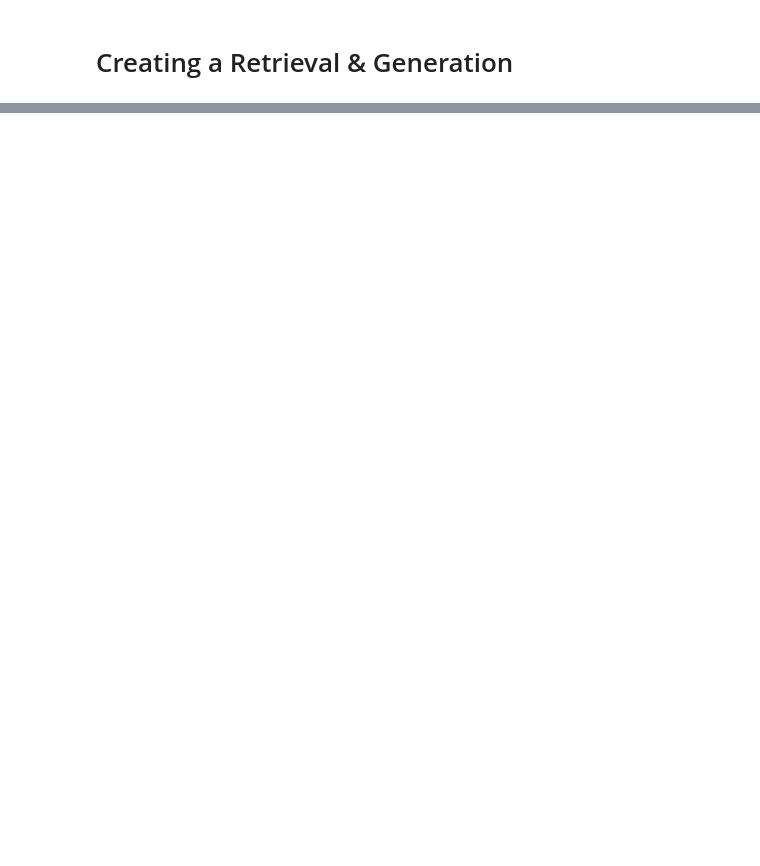
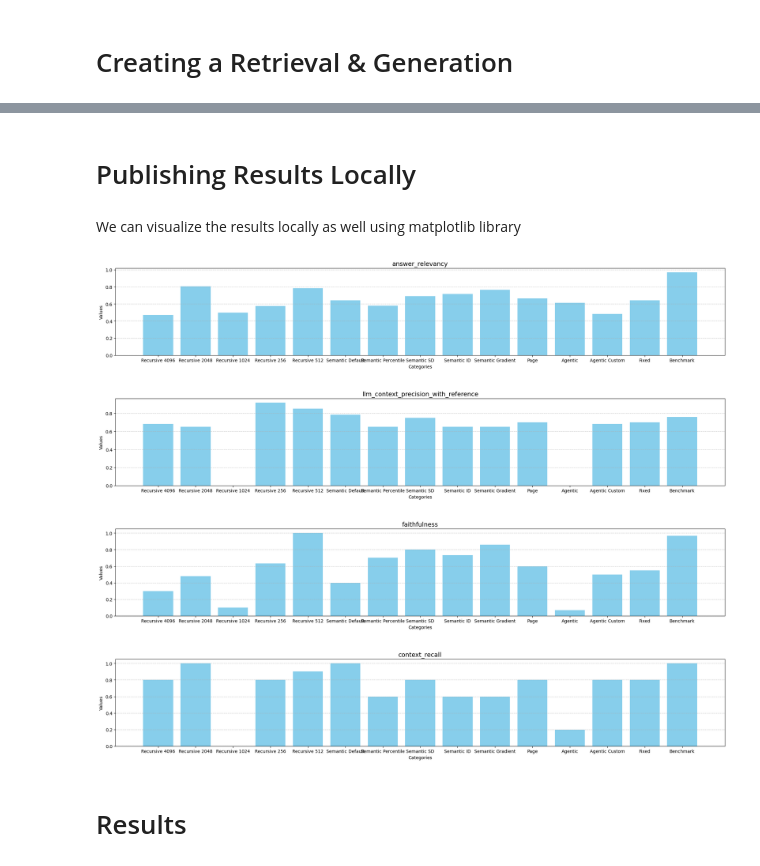
Before and after one commit to aiwarrior-23/llm101, a Jupyter notebook: backend/rag_advanced/chunking_experiments.ipynb, the cells around one changed output, grey strips where cells are left out. Saved outputs shown, nothing was run; the diff lists cells and outputs as text; code cells hidden in the pictures; blank space fills up the shorter version.

Commit message:
latest data

```diff
--- a/backend/rag_advanced/chunking_experiments.ipynb
+++ b/backend/rag_advanced/chunking_experiments.ipynb
@@ -72,4 +563,4 @@ from langchain import hub
 # %%
 proposition_prompt = hub.pull("wfh/proposal-indexing")
 proposition_prompt.messages[1].prompt.template = proposition_prompt.messages[1].prompt.template + "\n\n" + "This data is regarding HR Policies of India. Generate Proposistions and do decompositions accordingly"
-runnable = proposition_prompt | llm
+runnable = proposition_prompt | llm_gpt
@@ -522,12 +647,0 @@ RateLimitError: Error code: 429 - {'error': {'message': 'Rate limit reached for
-# %%
-
-cleaned_data = {}
-i = 1
-
-for batch_key, batch_value in final_dict.items():
-    for question_key, question_value in batch_value.items():
-        cleaned_data[f"question_{i}"] = {
-            'question': question_value['question'],
-            'answer': question_value['answer']
-        }
-        i+=1
@@ -661,0 +907,5 @@ result
+# %%
+import pandas as pd
+results = {}
+for e in all_experiments:
+    results[e] = pd.read_csv(f"evaluation_{e}.csv").head()
@@ -661,0 +949,61 @@ result
+# %% [markdown]
+# Publishing Results Locally
+# %% [markdown]
+We can visualize the results locally as well using matplotlib library
+# %%
+import matplotlib.pyplot as plt
+import numpy as np
+
+# Sample data
+# categories = ['Fixed', 'Recursive', 'Semantic', 'Agentic', "Page"]
+
+categories = ["Recursive 4096", "Recursive 2048", "Recursive 1024", "Recursive 256", "Recursive 512", "Semantic Default", "Semantic Percentile",
+              "Semantic SD", "Semantic ID", "Semantic Gradient", "Page", "Agentic", "Agentic Custom", "Fixed", "Benchmark"]
+
+
+metrics = ["answer_relevancy", "llm_context_precision_with_reference", "faithfulness", "context_recall"]
+
+values = []
+for m in metrics:
+    values.append([
+    np.mean(np.nan_to_num(results["recursive_4096"][m], nan=0)),
+    np.mean(np.nan_to_num(results["recursive_2048"][m], nan=0)),
+    np.mean(np.nan_to_num(results["recursive_1024"][m], nan=0)),
+    np.mean(np.nan_to_num(results["recursive_256"][m], nan=0)),
+    np.mean(np.nan_to_num(results["recursive_512"][m], nan=0)),
+    np.mean(np.nan_to_num(results["semantic"][m], nan=0)),
+    np.mean(np.nan_to_num(results["semantic_percentile"][m], nan=0)),
+    np.mean(np.nan_to_num(results["semantic_sd"][m], nan=0)),
+    np.mean(np.nan_to_num(results["semantic_iq"][m], nan=0)),
+    np.mean(np.nan_to_num(results["semantic_gradient"][m], nan=0)),
+    np.mean(np.nan_to_num(results["page"][m], nan=0)),
+    np.mean(np.nan_to_num(results["agentic"][m], nan=0)),
+    np.mean(np.nan_to_num(results["agentic_custom"][m], nan=0)),
+    np.mean(np.nan_to_num(results["fixed"][m], nan=0)),
+    np.mean(np.nan_to_num(results["semantic_benchmark"][m], nan=0))
+])
+
+# Create a 2x2 grid of subplots
+fig, axs = plt.subplots(4,1, figsize=(20, 16))
+
+# Titles for each subplot
+titles = ['Plot 1', 'Plot 2', 'Plot 3', 'Plot 4']
+
+# Iterate over each subplot and create a bar plot
+for i, ax in enumerate(axs.flat):
+    ax.bar(categories, values[i], color='skyblue')
+    ax.set_title(metrics[i], fontsize=14)
+    ax.set_xlabel('Categories', fontsize=10)
+    ax.set_ylabel('Values', fontsize=10)
+    ax.grid(axis='y', linestyle='--', alpha=0.7)
+
+# Adjust layout to prevent overlap and add space between plots
+plt.tight_layout()
+plt.subplots_adjust(hspace=0.5)
+
+# Show the plots
+plt.show()
+# %% [output]
+[figure, added]
+# %% [markdown]
+# Results
```
Also changed, not shown: parts of 116 cells of this notebook, 29 other files.
